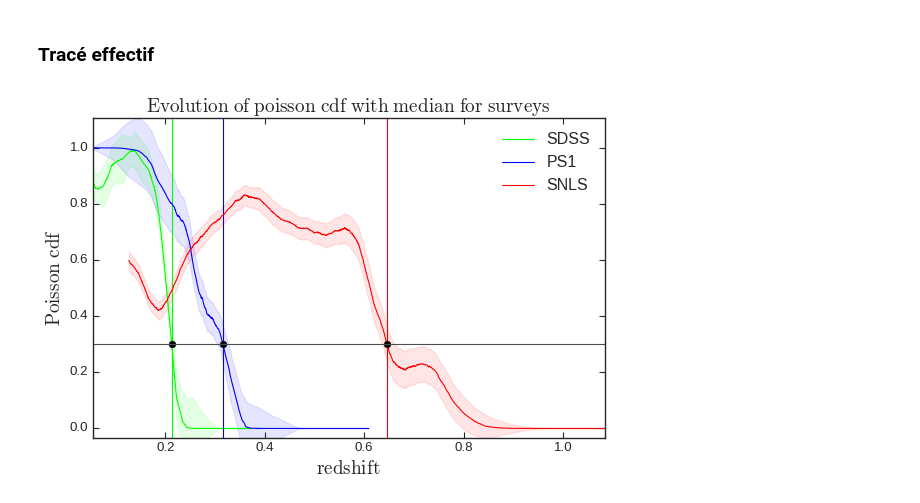
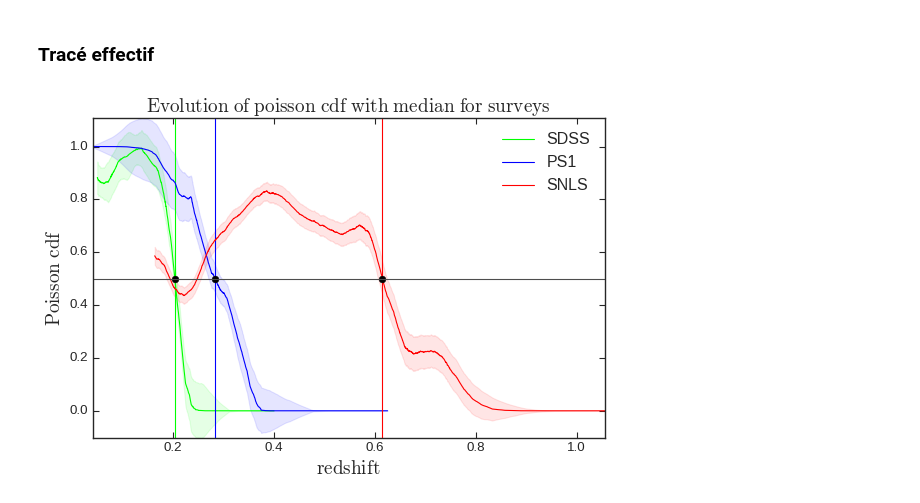
Before and after one commit to Nora-n/variaIa, a Jupyter notebook: notebooks/plots_determination_zmax.ipynb, the cells around one changed output. Cells and saved outputs as stored; diff of their text form; code cells hidden in the pictures.

```diff
--- a/notebooks/plots_determination_zmax.ipynb
+++ b/notebooks/plots_determination_zmax.ipynb
@@ -77,7 +90,7 @@ print(baserate.zmax_poisson(su.value, dataz, guess, loops, itsc)[-1])
 # %%
 reload(baserate)
 
-with open('../Data/zmax_result', 'rb') as f:
+with open('../Data/zmax_095_result', 'rb') as f:
     z_lins, meds, stds, z_max = pickle.load(f)
 
 z_lins_one = {su.value: z_lins[su.value]}
@@ -85,11 +98,12 @@ meds_one = {su.value: meds[su.value]}
 stds_one = {su.value: stds[su.value]}
 z_max_one = {su.value: z_max[su.value]}
 
-itsc = .3
+itsc = .5
 
 baserate.zmax_pshow(z_lins_one, meds_one, stds_one, z_max_one,
-                    .3, False, False)
+                    itsc, True, True)
 
 fig=plt.gcf()
-#fig.savefig('/home/nora/Pictures/zmax_' + str(su.value) + '_stds_point.pdf', bbox_inches='tight')
+#fig.savefig('/home/nora/Documents/Thèse/Images/zmax_' + str(su.value) +
+#'_095_stds_point.pdf', bbox_inches='tight')
 # %% [output]
@@ -107,14 +121,14 @@ stds = dict()
 z_lins = dict()
 z_max = dict()
 
-itsc = .3
+itsc = .5
 guess = .2
 loops = 1000
 
 for survey in surveys[1:-1]:
     res[survey] = baserate.zmax_poisson(survey,
                                         np.sort(surv[survey].zCMB.values),
-                                        guess, loops, itsc, False)
+                                        guess, loops, itsc)
     z_lins[survey] = res[survey][0]
     meds[survey] = res[survey][1]
     stds[survey] = res[survey][2]
@@ -130,21 +144,21 @@ z_max
 # %% [markdown]
 #### Attention en m'écrasant !
 # %%
-with open('../Data/zmax_result', 'wb') as f:
+with open('../Data/zmax_095_result', 'wb') as f:
     pickle.dump([z_lins, meds, stds, z_max], f)
 # %% [markdown]
 ### Tracé effectif
 # %%
 reload(baserate)
 
-with open('../Data/zmax_result', 'rb') as f:
+with open('../Data/zmax_095_result', 'rb') as f:
     z_lins, meds, stds, z_max = pickle.load(f)
 
-itsc = .3
+itsc = .5
 
-baserate.zmax_pshow(z_lins, meds, stds, z_max, .3, True, True)
+baserate.zmax_pshow(z_lins, meds, stds, z_max, itsc, True, False)
 
 fig=plt.gcf()
-fig.savefig('/home/nora/Documents/Thèse/Images/zmax_det_points.pdf')
+#fig.savefig('/home/nora/Documents/Thèse/Images/zmax_all_095_stds_point.pdf')
 # %% [output]
-[figure, old version]
+[figure, new version]
```
Also changed, not shown: parts of 6 cells of this notebook, 4 other files.
